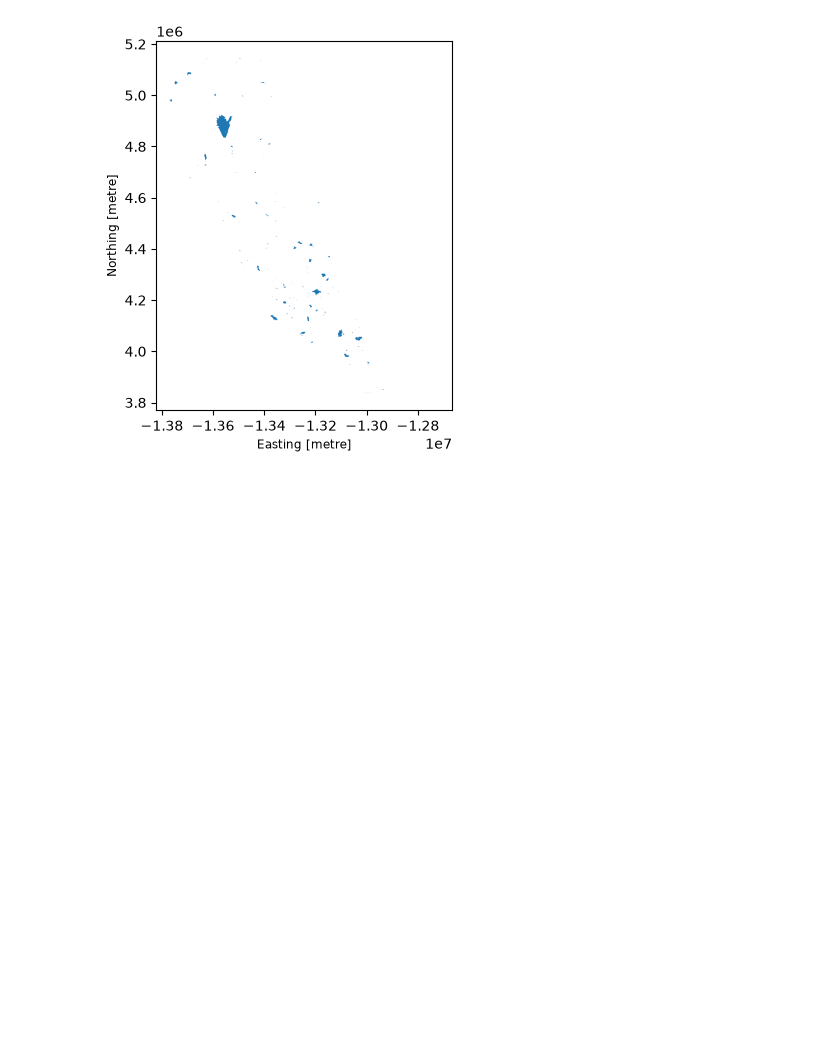
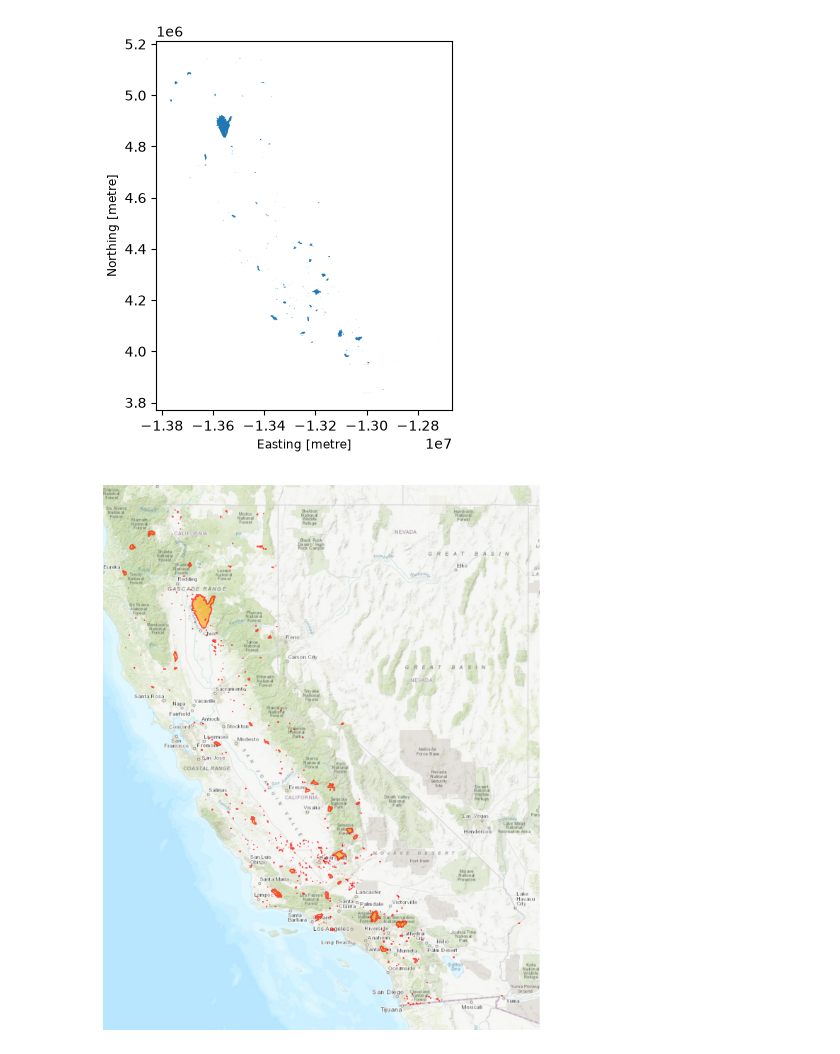
Before and after one commit to maya-schroder/SchroderSwireYangThieu, a Jupyter notebook: scripts/cal_fire_shapefiles.ipynb, the cells around one changed output. Cells and saved outputs as stored; diff of their text form; code cells hidden in the pictures; blank space fills up the shorter version.

Commit message:
cal fire shapefile update

```diff
--- a/scripts/cal_fire_shapefiles.ipynb
+++ b/scripts/cal_fire_shapefiles.ipynb
@@ -31,0 +65,5 @@ Index(['YEAR_', 'STATE', 'AGENCY', 'UNIT_ID', 'FIRE_NAME', 'INC_NUM',
+# %%
+#adding columns for clearer description of initial columns
+wildfires_gdf['cause_description'] = wildfires_gdf['CAUSE'].map(wildfire_cause)
+wildfires_gdf['agency_description'] = wildfires_gdf['AGENCY'].map(agency_domains)
+wildfires_gdf.head()
@@ -46,0 +90,19 @@ ca_zips = gpd.read_file(query_url)
+# %%
+import contextily as ctx
+
+basemap_url = 'https://server.arcgisonline.com/ArcGIS/rest/services/World_Topo_Map/MapServer/tile/{z}/{y}/{x}'
+
+fires_2024 = wildfires_gdf.query('YEAR_ == 2024')
+
+fires_plot = fires_2024.to_crs(epsg=3857).plot(
+    figsize=(10, 10),
+    color='orange',
+    edgecolor='red',
+    alpha=0.6
+)
+
+ctx.add_basemap(fires_plot, source=basemap_url)
+#fires_plot.set_title('2024 California Wildfires')
+fires_plot.set_axis_off()
+# %% [output]
+[figure, added]
```
Also changed, not shown: parts of 4 cells of this notebook.
